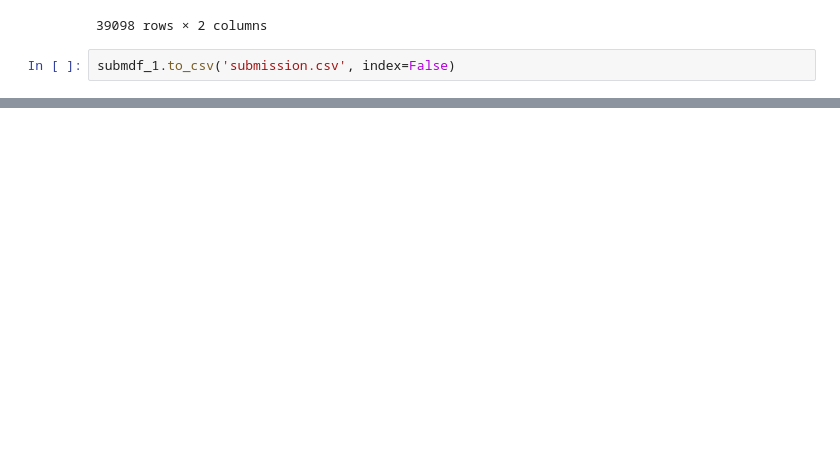
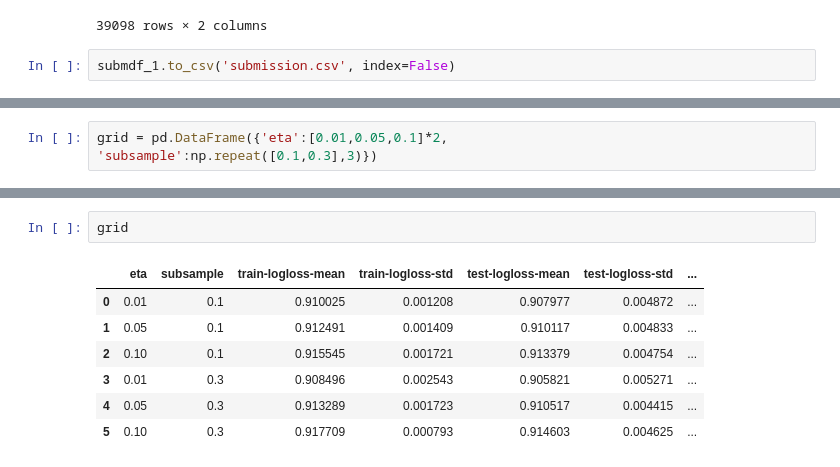
Before and after one commit to godsesaurab/Kaggle_Notebooks, a Jupyter notebook: loan-approval-competetion.ipynb, the cells around one changed output, grey strips where cells are left out. Cells and saved outputs as stored; diff of their text form; blank space fills up the shorter version.

```diff
--- a/loan-approval-competetion.ipynb
+++ b/loan-approval-competetion.ipynb
@@ -733,0 +760,3 @@ submdf_1.to_csv('submission.csv', index=False)
+# %%
+grid = pd.DataFrame({'eta':[0.01,0.05,0.1]*2,
+'subsample':np.repeat([0.1,0.3],3)})
@@ -733,0 +783,10 @@ submdf_1.to_csv('submission.csv', index=False)
+# %%
+grid
+# %% [output]
+|  | eta | subsample | train-logloss-mean | train-logloss-std | test-logloss-mean | test-logloss-std | ... |
+| 0 | 0.01 | 0.1 | 0.910025 | 0.001208 | 0.907977 | 0.004872 | ... |
+| 1 | 0.05 | 0.1 | 0.912491 | 0.001409 | 0.910117 | 0.004833 | ... |
+| 2 | 0.10 | 0.1 | 0.915545 | 0.001721 | 0.913379 | 0.004754 | ... |
+| 3 | 0.01 | 0.3 | 0.908496 | 0.002543 | 0.905821 | 0.005271 | ... |
+| 4 | 0.05 | 0.3 | 0.913289 | 0.001723 | 0.910517 | 0.004415 | ... |
+| 5 | 0.10 | 0.3 | 0.917709 | 0.000793 | 0.914603 | 0.004625 | ... |
```
Also changed, not shown: parts of 23 cells of this notebook.
